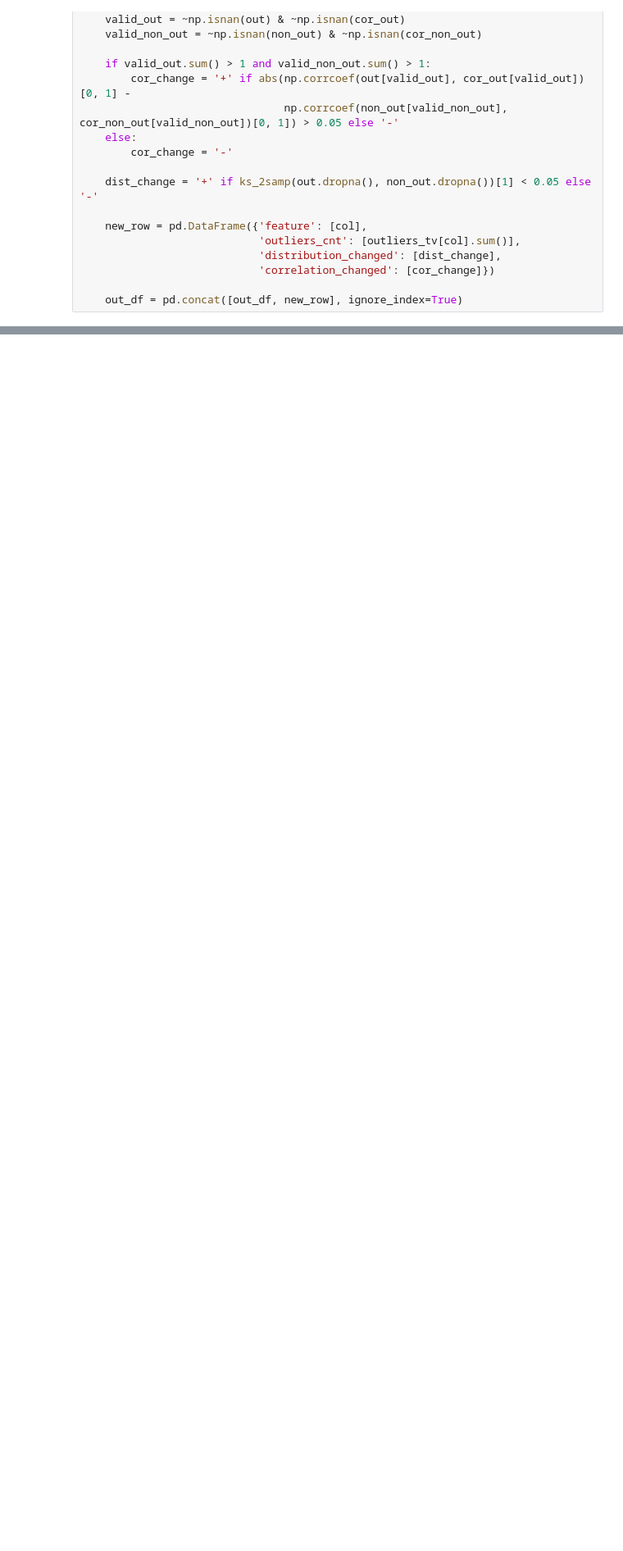
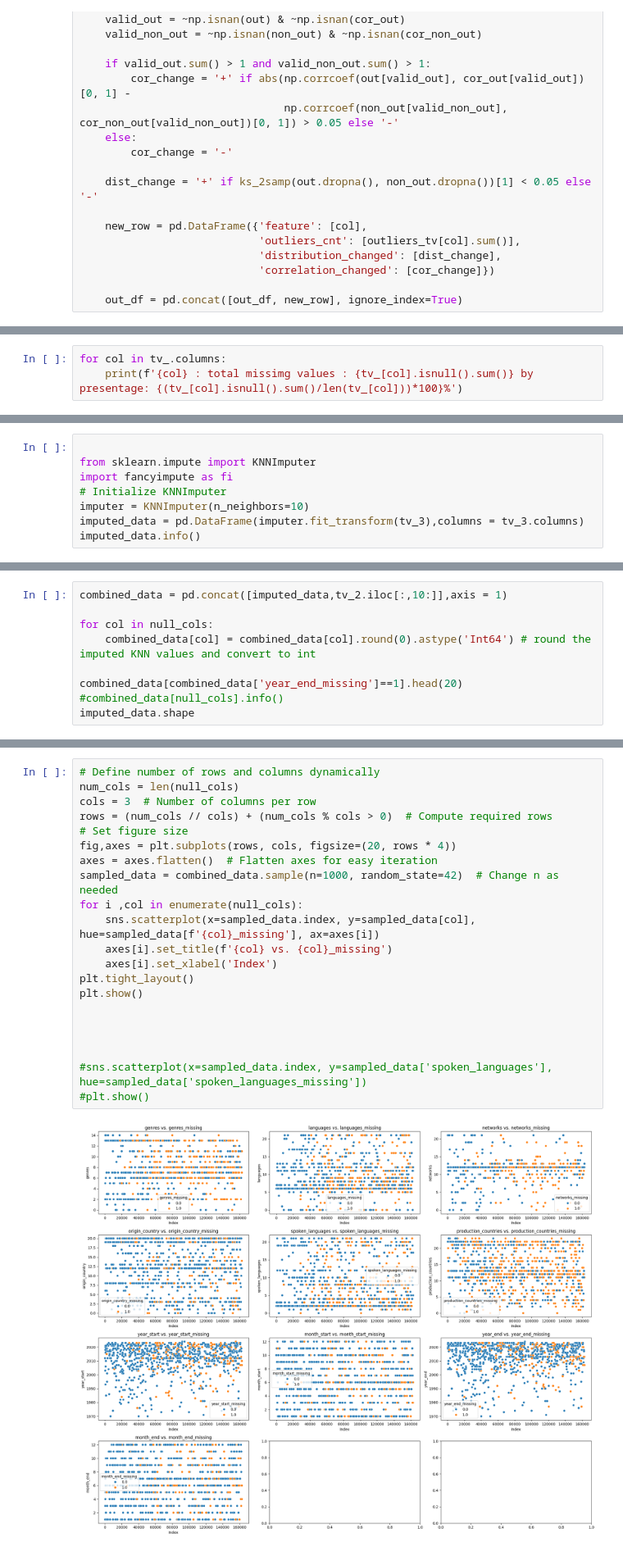
Before and after one commit to omerkobi/MLproject, a Jupyter notebook: data_clansing.ipynb, the cells around one changed output, grey strips where cells are left out. Shown at 82% size. Cells and saved outputs as stored; diff of their text form; blank space fills up the shorter version.

```diff
--- a/data_clansing.ipynb
+++ b/data_clansing.ipynb
@@ -225,0 +275,3 @@ Percentage of Popularity Outliers: 14.45%
+# %%
+for col in tv_.columns:
+    print(f'{col} : total missimg values : {tv_[col].isnull().sum()} by presentage: {(tv_[col].isnull().sum()/len(tv_[col]))*100}%')
@@ -225,0 +523,8 @@ Percentage of Popularity Outliers: 14.45%
+# %%
+
+from sklearn.impute import KNNImputer
+import fancyimpute as fi
+# Initialize KNNImputer
+imputer = KNNImputer(n_neighbors=10)
+imputed_data = pd.DataFrame(imputer.fit_transform(tv_3),columns = tv_3.columns)
+imputed_data.info()
@@ -225,0 +579,9 @@ Percentage of Popularity Outliers: 14.45%
+# %%
+combined_data = pd.concat([imputed_data,tv_2.iloc[:,10:]],axis = 1)
+
+for col in null_cols:
+    combined_data[col] = combined_data[col].round(0).astype('Int64') # round the imputed KNN values and convert to int
+
+combined_data[combined_data['year_end_missing']==1].head(20)
+#combined_data[null_cols].info()
+imputed_data.shape
@@ -225,0 +628,23 @@ Percentage of Popularity Outliers: 14.45%
+# %%
+# Define number of rows and columns dynamically
+num_cols = len(null_cols)
+cols = 3  # Number of columns per row
+rows = (num_cols // cols) + (num_cols % cols > 0)  # Compute required rows
+# Set figure size
+fig,axes = plt.subplots(rows, cols, figsize=(20, rows * 4))
+axes = axes.flatten()  # Flatten axes for easy iteration
+sampled_data = combined_data.sample(n=1000, random_state=42)  # Change n as needed
+for i ,col in enumerate(null_cols):
+    sns.scatterplot(x=sampled_data.index, y=sampled_data[col], hue=sampled_data[f'{col}_missing'], ax=axes[i])
+    axes[i].set_title(f'{col} vs. {col}_missing')
+    axes[i].set_xlabel('Index')
+plt.tight_layout()
+plt.show()
+
+
+
+
+#sns.scatterplot(x=sampled_data.index, y=sampled_data['spoken_languages'], hue=sampled_data['spoken_languages_missing'])
+#plt.show()
+# %% [output]
+[figure, added]
```
Also changed, not shown: parts of 56 cells of this notebook, 1 other file.
